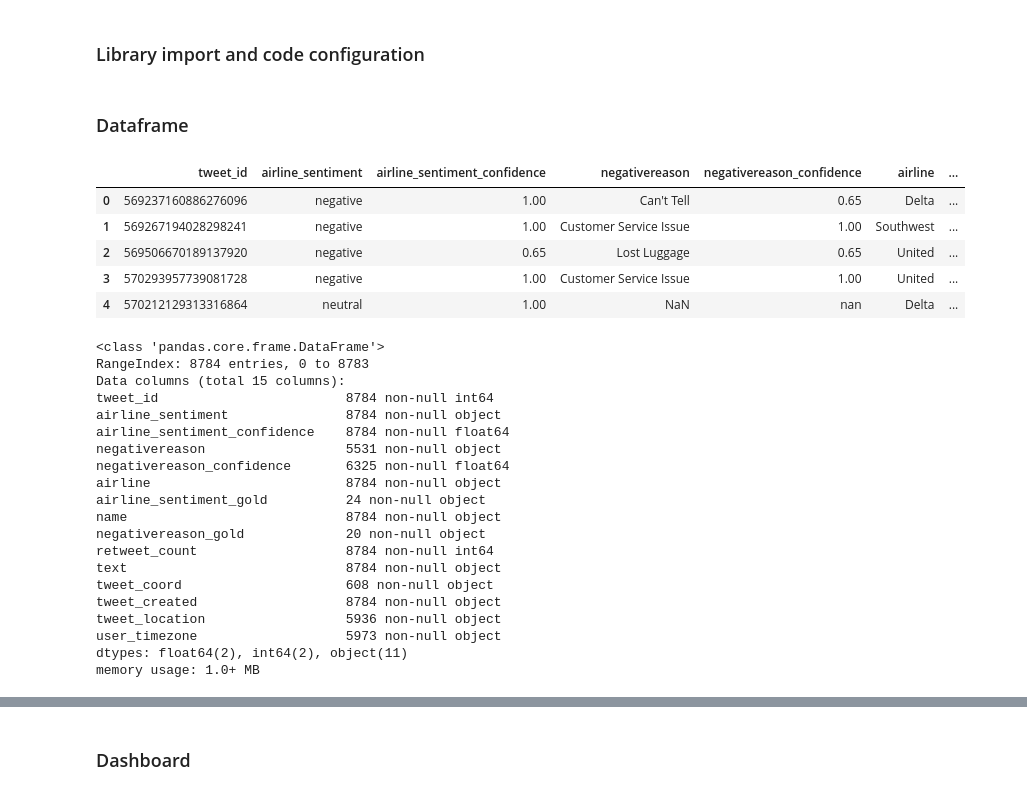
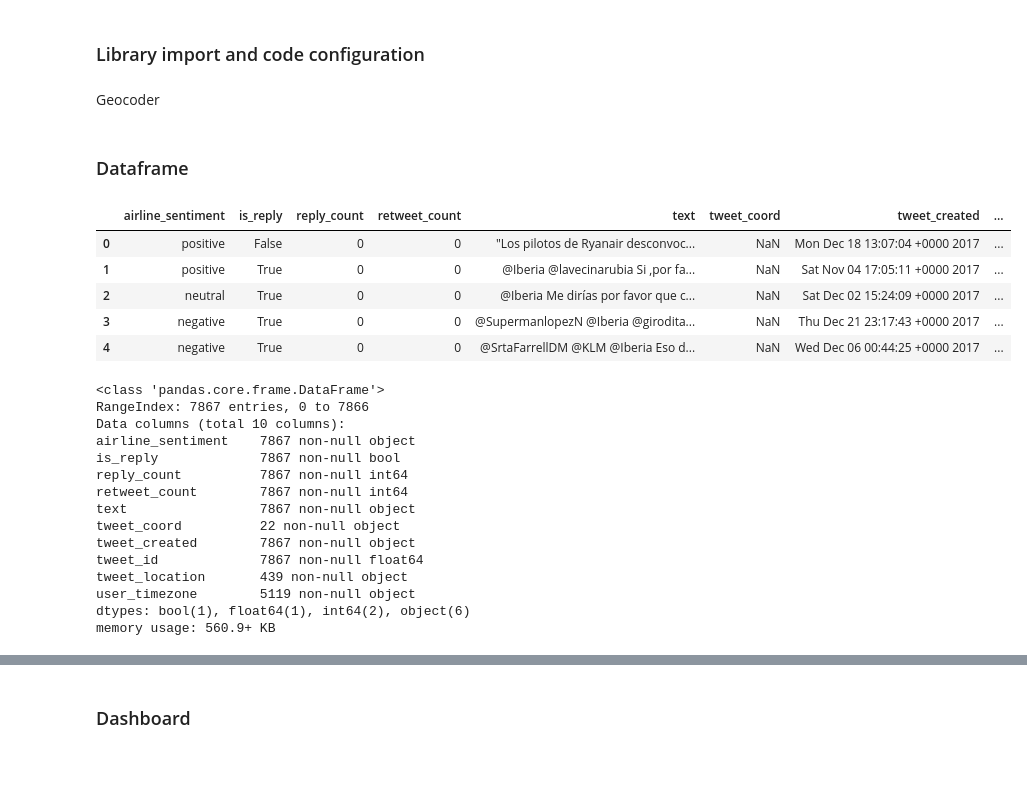
Before and after one commit to alfredcas/Feelings, a Jupyter notebook: kagle_capstone_project/presentacion/dashboard.ipynb, the cells around one changed output, grey strips where cells are left out. Drawn from its saved outputs; the diff is of its cells as text; code cells hidden in the pictures; blank space fills up the shorter version.

```diff
--- a/kagle_capstone_project/presentacion/dashboard.ipynb
+++ b/kagle_capstone_project/presentacion/dashboard.ipynb
@@ -13,2 +7,4 @@ from math import pi
 # %%
 pd.options.display.float_format = '{:.2f}'.format
+# %% [markdown]
+Geocoder
@@ -15,40 +50,36 @@ pd.options.display.float_format = '{:.2f}'.format
 # %% [markdown]
 ### Dataframe
 # %%
-file = '/media/dedsresende/BackUpDeds/Github_UB/CapstoneProject/Feelings/kagle_capstone_project/presentacion/data/tweets_public.csv'
+fileIn = '/media/dedsresende/BackUpDeds/Github_UB/CapstoneProject/Feelings/kagle_capstone_project/presentacion/data/tweets_public_decode.csv'
+fileOut = '/media/dedsresende/BackUpDeds/Github_UB/CapstoneProject/Feelings/kagle_capstone_project/presentacion/data/tweets_public_clean.csv'
 # %%
-df = pd.read_csv(file)
+df = pd.read_csv(fileIn, encoding = 'utf-16')
 df.head()
 # %% [output]
-|  | tweet_id | airline_sentiment | airline_sentiment_confidence | negativereason | negativereason_confidence | airline | ... |
-| 0 | 569237160886276096 | negative | 1.00 | Can't Tell | 0.65 | Delta | ... |
-| 1 | 569267194028298241 | negative | 1.00 | Customer Service Issue | 1.00 | Southwest | ... |
-| 2 | 569506670189137920 | negative | 0.65 | Lost Luggage | 0.65 | United | ... |
-| 3 | 570293957739081728 | negative | 1.00 | Customer Service Issue | 1.00 | United | ... |
-| 4 | 570212129313316864 | neutral | 1.00 | NaN | nan | Delta | ... |
+|  | airline_sentiment | is_reply | reply_count | retweet_count | text | tweet_coord | tweet_created | ... |
+| 0 | positive | False | 0 | 0 | "Los pilotos de Ryanair desconvoc... | NaN | Mon Dec 18 13:07:04 +0000 2017 | ... |
+| 1 | positive | True | 0 | 0 | @Iberia @lavecinarubia Si ,por fa... | NaN | Sat Nov 04 17:05:11 +0000 2017 | ... |
+| 2 | neutral | True | 0 | 0 | @Iberia Me dirías por favor que c... | NaN | Sat Dec 02 15:24:09 +0000 2017 | ... |
+| 3 | negative | True | 0 | 0 | @SupermanlopezN @Iberia @girodita... | NaN | Thu Dec 21 23:17:43 +0000 2017 | ... |
+| 4 | negative | True | 0 | 0 | @SrtaFarrellDM @KLM @Iberia Eso d... | NaN | Wed Dec 06 00:44:25 +0000 2017 | ... |
 # %%
 df.info()
 # %% [output]
 <class 'pandas.core.frame.DataFrame'>
-RangeIndex: 8784 entries, 0 to 8783
-Data columns (total 15 columns):
-tweet_id                        8784 non-null int64
-airline_sentiment               8784 non-null object
-airline_sentiment_confidence    8784 non-null float64
-negativereason                  5531 non-null object
-negativereason_confidence       6325 non-null float64
-airline                         8784 non-null object
-airline_sentiment_gold          24 non-null object
-name                            8784 non-null object
-negativereason_gold             20 non-null object
-retweet_count                   8784 non-null int64
-text                            8784 non-null object
-tweet_coord                     608 non-null object
-tweet_created                   8784 non-null object
-tweet_location                  5936 non-null object
-user_timezone                   5973 non-null object
-dtypes: float64(2), int64(2), object(11)
-memory usage: 1.0+ MB
+RangeIndex: 7867 entries, 0 to 7866
+Data columns (total 10 columns):
+airline_sentiment    7867 non-null object
+is_reply             7867 non-null bool
+reply_count          7867 non-null int64
+retweet_count        7867 non-null int64
+text                 7867 non-null object
+tweet_coord          22 non-null object
+tweet_created        7867 non-null object
+tweet_id             7867 non-null float64
+tweet_location       439 non-null object
+user_timezone        5119 non-null object
+dtypes: bool(1), float64(1), int64(2), object(6)
+memory usage: 560.9+ KB
 # %%
 df['tweet_id'] = df['tweet_id'].astype('category')
 df['airline_sentiment'] = df['airline_sentiment'].astype('category')
```
Also changed, not shown: parts of 18 cells of this notebook, 30 other files.
